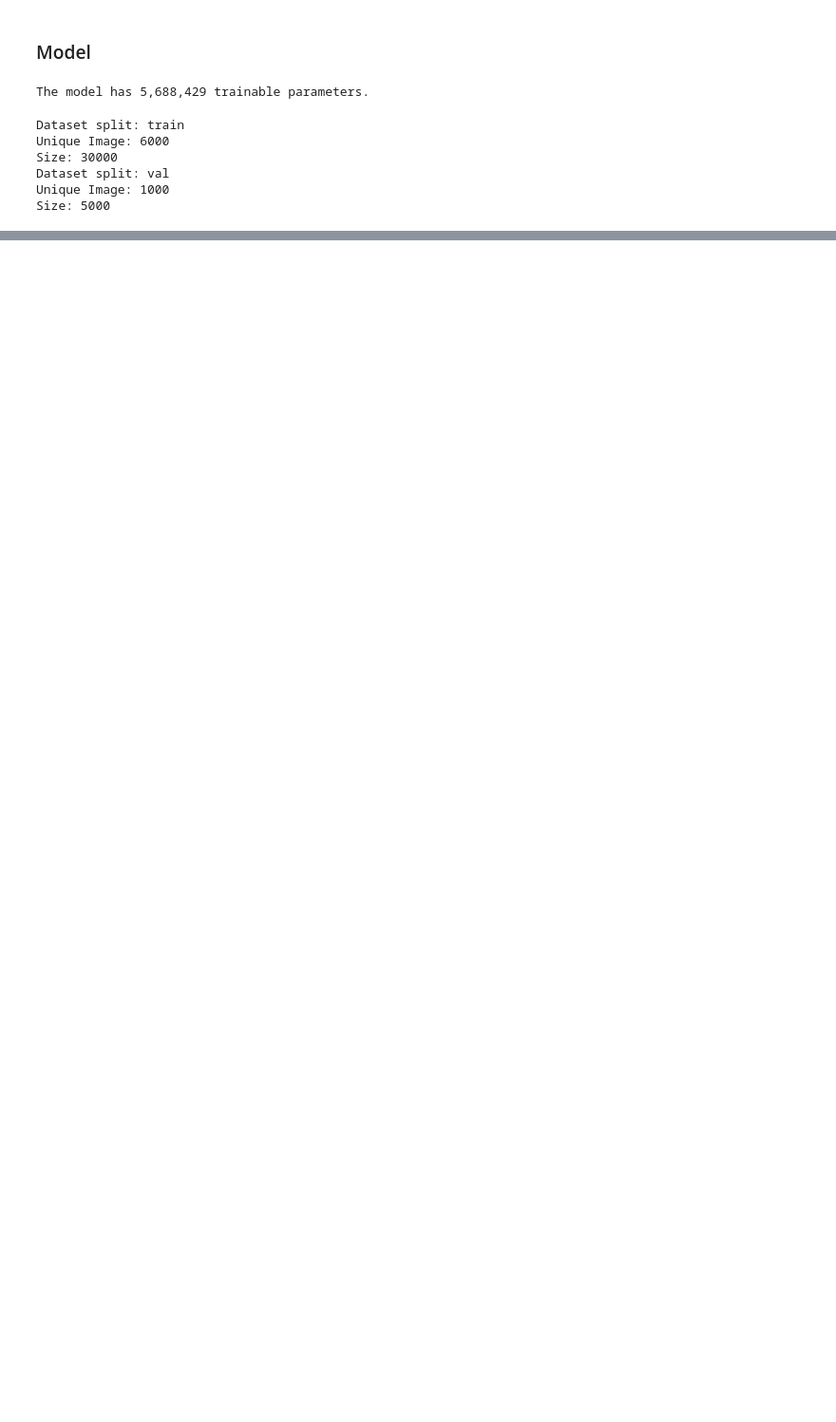
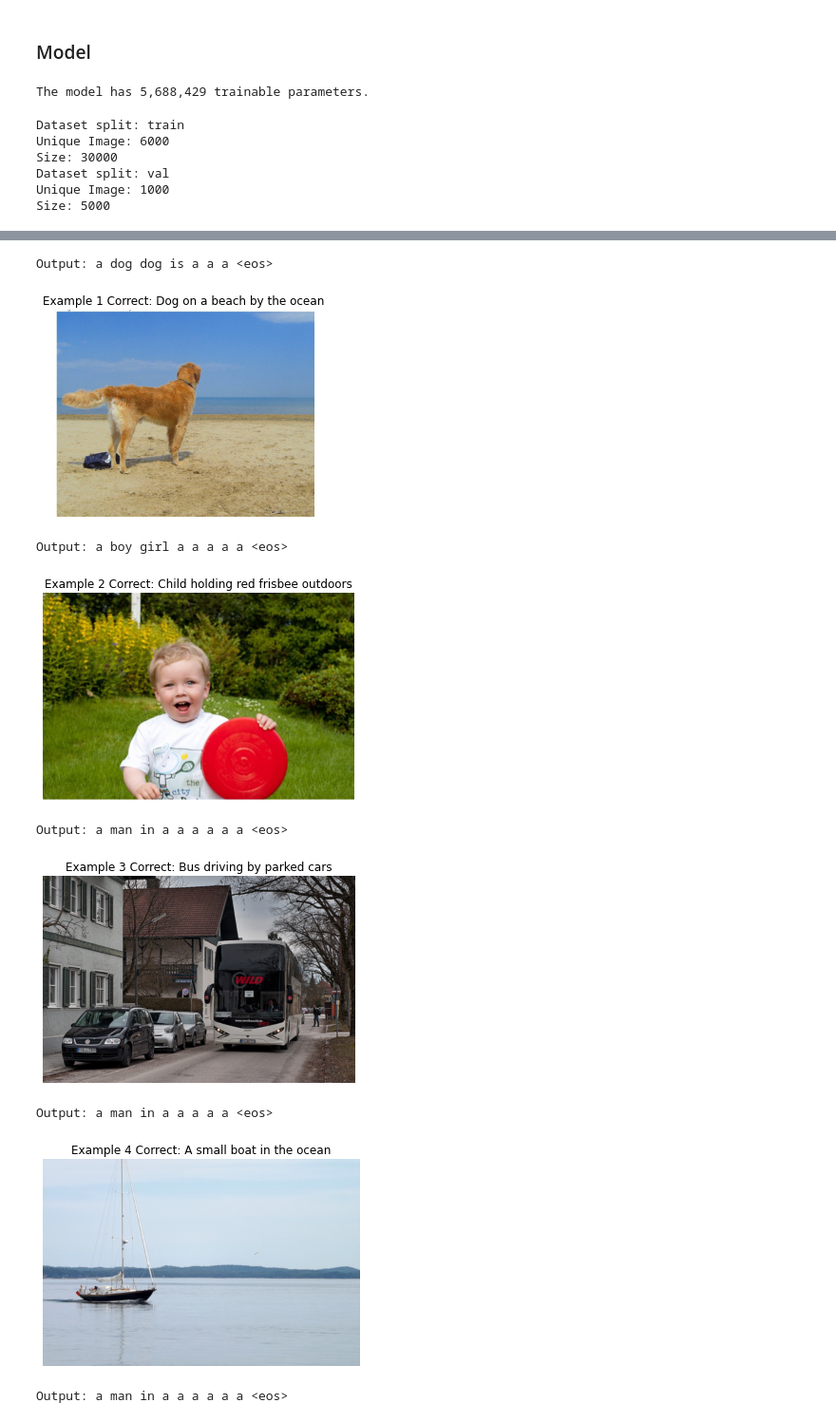
Before and after one commit to moaaztaha/Image-Captioning, a Jupyter notebook: BLEU.ipynb, the cells around one changed output, grey strips where cells are left out. Shown at 95% size. Saved outputs shown, nothing was run; the diff lists cells and outputs as text; code cells hidden in the pictures; blank space fills up the shorter version.

```diff
--- a/BLEU.ipynb
+++ b/BLEU.ipynb
@@ -202,7 +202,7 @@ class Img2Seq(nn.Module):
 
         self.encoder = encoder
         self.decoder = decoder
-        self.dvice = device
+        self.device = device
 
         assert self.encoder.hid_dim == self.decoder.hid_dim
 
@@ -330,0 +414,27 @@ test_encoder =
+# %%
+def print_examples(model, csv_name, root_dir='test_examples'):
+    df = pd.read_csv(csv_name)
+    imgs = df['image'].tolist()
+    captions = df['description'].tolist()
+    i = 1
+    for img_id, cap in zip(imgs, captions):
+        img = Image.open(root_dir+'/'+img_id).convert("RGB")
+        plt.imshow(img)
+        plt.title(f'Example {i} Correct: {cap}')
+        plt.axis('off')
+        img = transform(img).unsqueeze(0)
+        print(f"Output: {' '.join(caption_image(img, model))}")
+        plt.show()
+        i+=1
+# %%
+print_examples(model, csv_name='test.csv')
+# %% [output]
+Output: a dog dog is a a a <eos>
+[figure, added]
+Output: a boy girl a a a a a <eos>
+[figure, added]
+Output: a man in a a a a a a <eos>
+[figure, added]
+Output: a man in a a a a a <eos>
+[figure, added]
+Output: a man in a a a a a a <eos>
```
Also changed, not shown: parts of 13 cells of this notebook, 2 other files.
